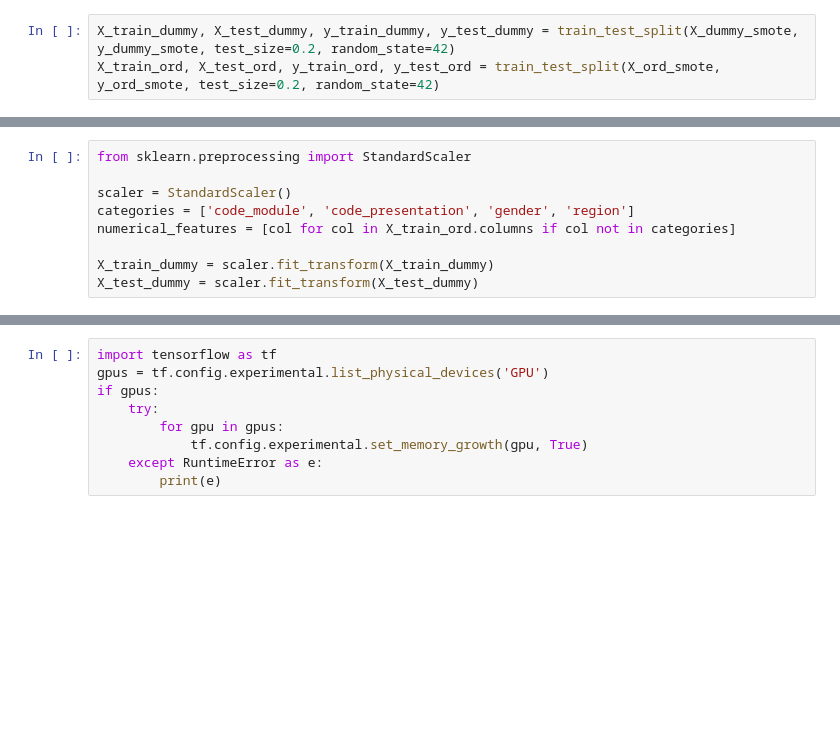
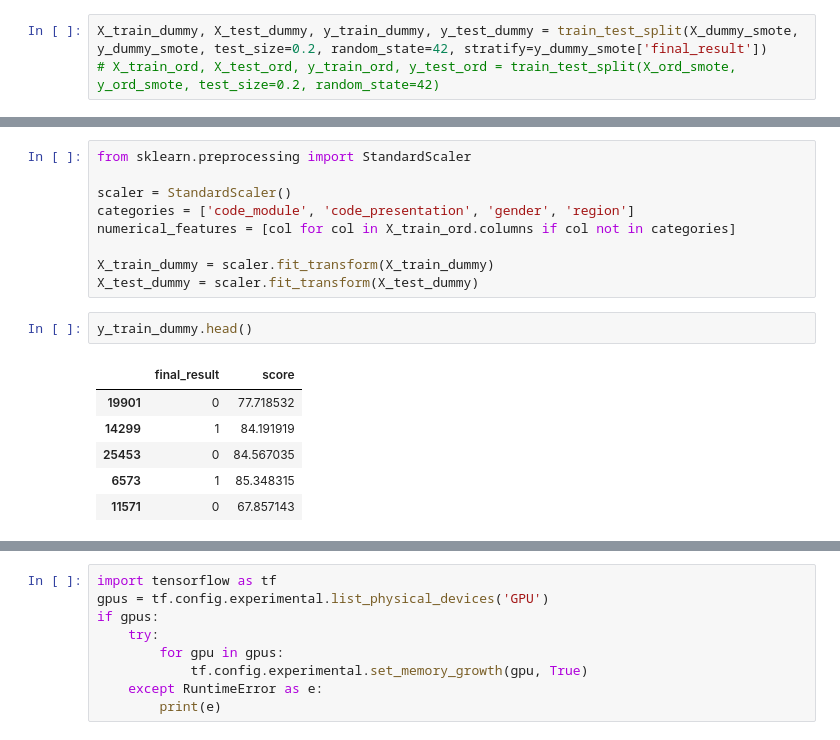
Before and after one commit to asns2001/451-Group_Project, a Jupyter notebook: peter_models.ipynb, the cells around one changed output, grey strips where cells are left out. Cells and saved outputs as stored; diff of their text form; blank space fills up the shorter version.

```diff
--- a/peter_models.ipynb
+++ b/peter_models.ipynb
@@ -132,3 +149,3 @@ y_ord_smote = pd.read_csv('data/y_ord_smote.csv')
 # %%
-X_train_dummy, X_test_dummy, y_train_dummy, y_test_dummy = train_test_split(X_dummy_smote, y_dummy_smote, test_size=0.2, random_state=42)
-X_train_ord, X_test_ord, y_train_ord, y_test_ord = train_test_split(X_ord_smote, y_ord_smote, test_size=0.2, random_state=42)
+X_train_dummy, X_test_dummy, y_train_dummy, y_test_dummy = train_test_split(X_dummy_smote, y_dummy_smote, test_size=0.2, random_state=42, stratify=y_dummy_smote['final_result'])
+# X_train_ord, X_test_ord, y_train_ord, y_test_ord = train_test_split(X_ord_smote, y_ord_smote, test_size=0.2, random_state=42)
@@ -283,4 +312,13 @@ numerical_features = [col for col in X_train_ord.columns if col not in categorie
 
 X_train_dummy = scaler.fit_transform(X_train_dummy)
 X_test_dummy = scaler.fit_transform(X_test_dummy)
+# %%
+y_train_dummy.head()
+# %% [output]
+|  | final_result | score |
+| 19901 | 0 | 77.718532 |
+| 14299 | 1 | 84.191919 |
+| 25453 | 0 | 84.567035 |
+| 6573 | 1 | 85.348315 |
+| 11571 | 0 | 67.857143 |
 # %%
```
Also changed, not shown: parts of 7 cells of this notebook, 1 other file.
